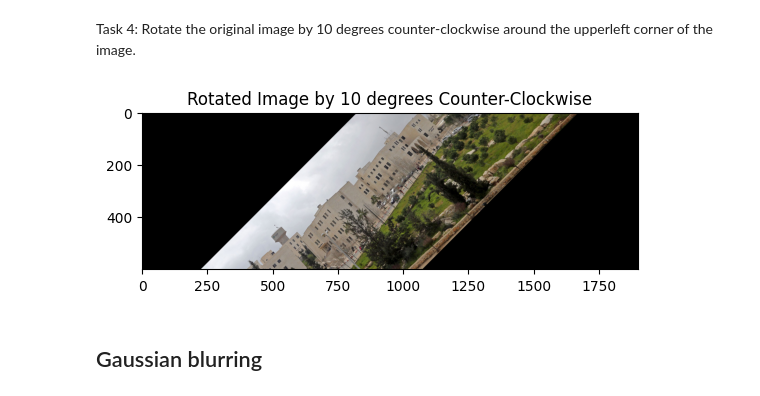
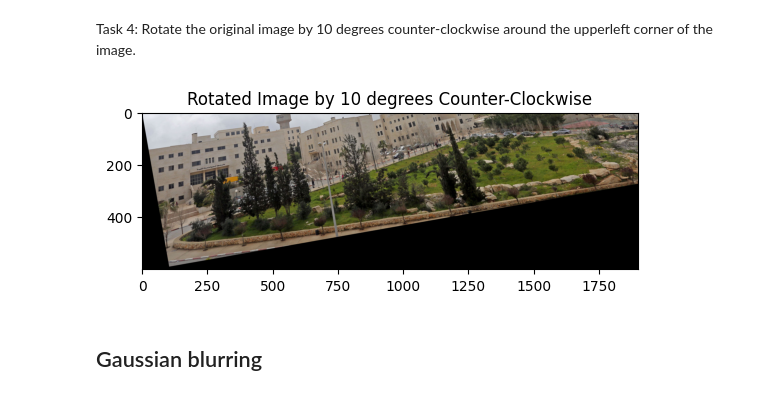
Before and after one commit to amohd63/ENCS5141-INTELLIGENT-SYSTEMS-LAB, a Jupyter notebook: Manual_ENCS5141_Exp8_Introduction_to_Computer_Vision.ipynb, the cells around one changed output. Saved outputs shown, nothing was run; the diff lists cells and outputs as text; code cells hidden in the pictures.

```diff
--- a/Manual_ENCS5141_Exp8_Introduction_to_Computer_Vision.ipynb
+++ b/Manual_ENCS5141_Exp8_Introduction_to_Computer_Vision.ipynb
@@ -108,15 +110,15 @@ plt.show()
 # %% [markdown]
 Task 4: Rotate the original image by 10 degrees counter-clockwise around the upperleft corner of the image.
 # %%
-M_t = cv.getRotationMatrix2D((0, 0), -10, 1)
+M_t = cv.getRotationMatrix2D((0, 0), 10, 1)
 
-rotated_image_t = cv.warpAffine(image, M, (cols, rows))
+rotated_image_t = cv.warpAffine(image, M_t, (cols, rows))
 
 plt.imshow(rotated_image_t)
 plt.title('Rotated Image by 10 degrees Counter-Clockwise')
 plt.show()
 # %% [output]
-[figure, old version]
+[figure, new version]
 # %% [markdown]
 ## Gaussian blurring
 # %%
```
Also changed, not shown: parts of 13 cells of this notebook.
